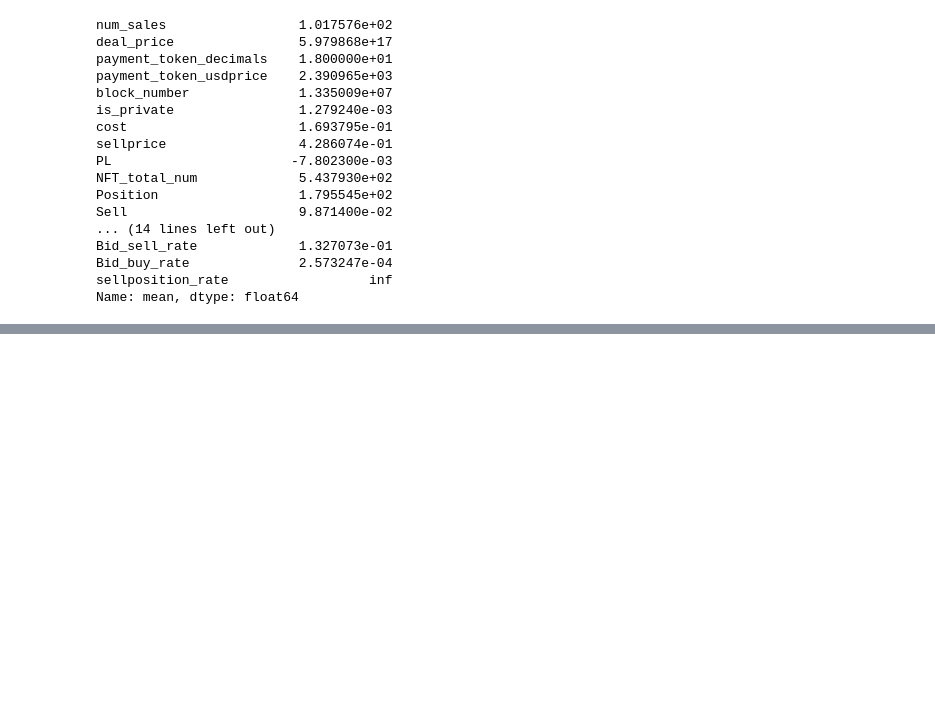
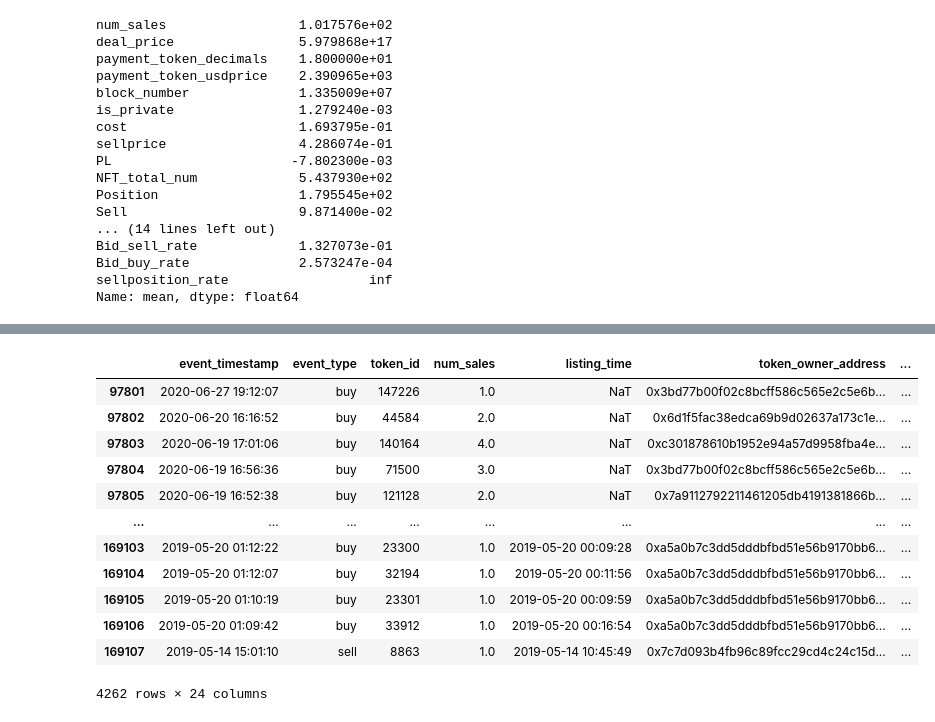
Before and after one commit to Cryptoro-DAO/OpenSea-API-crawler, a Jupyter notebook: Wallets Feature Engineering.ipynb, the cells around one changed output, grey strips where cells are left out. Cells and saved outputs as stored; diff of their text form; code cells hidden in the pictures; blank space fills up the shorter version.

```diff
--- a/Wallets Feature Engineering.ipynb
+++ b/Wallets Feature Engineering.ipynb
@@ -79,0 +153,4 @@ wallets.drop(["Unnamed: 0", "Unnamed: 1", "starting_price", "ending_price",
+# %%
+import numpy as np
+
+wallets.event_type = np.where(wallets.wallet_address_input == wallets.token_seller_address, "sell", "buy")
@@ -79,0 +159,4 @@ wallets.drop(["Unnamed: 0", "Unnamed: 1", "starting_price", "ending_price",
+# %%
+wallets.rename(columns={"user_account_address": "token_seller_address"}, inplace=True)
+wallets.duration = wallets.event_timestamp - wallets.listing_time
+wallets.loc[:, ["token_seller_address", "event_type", "duration"]].head(10)
@@ -79,0 +190,3 @@ wallets.drop(["Unnamed: 0", "Unnamed: 1", "starting_price", "ending_price",
+# %%
+wallets["deal_price_usd"] = wallets.deal_price / 10 ** wallets.payment_token_decimals * wallets.payment_token_usdprice
+wallets.deal_price_usd.agg({max, np.mean, min})
@@ -308,0 +517,16 @@ Name: mean, dtype: float64
+# %%
+wallets[wallets.quantity.isna()]
+# %% [output]
+|  | event_timestamp | event_type | token_id | num_sales | listing_time | token_owner_address | ... |
+| 97801 | 2020-06-27 19:12:07 | buy | 147226 | 1.0 | NaT | 0x3bd77b00f02c8bcff586c565e2c5e6b... | ... |
+| 97802 | 2020-06-20 16:16:52 | buy | 44584 | 2.0 | NaT | 0x6d1f5fac38edca69b9d02637a173c1e... | ... |
+| 97803 | 2020-06-19 17:01:06 | buy | 140164 | 4.0 | NaT | 0xc301878610b1952e94a57d9958fba4e... | ... |
+| 97804 | 2020-06-19 16:56:36 | buy | 71500 | 3.0 | NaT | 0x3bd77b00f02c8bcff586c565e2c5e6b... | ... |
+| 97805 | 2020-06-19 16:52:38 | buy | 121128 | 2.0 | NaT | 0x7a9112792211461205db4191381866b... | ... |
+| ... | ... | ... | ... | ... | ... | ... | ... |
+| 169103 | 2019-05-20 01:12:22 | buy | 23300 | 1.0 | 2019-05-20 00:09:28 | 0xa5a0b7c3dd5dddbfbd51e56b9170bb6... | ... |
+| 169104 | 2019-05-20 01:12:07 | buy | 32194 | 1.0 | 2019-05-20 00:11:56 | 0xa5a0b7c3dd5dddbfbd51e56b9170bb6... | ... |
+| 169105 | 2019-05-20 01:10:19 | buy | 23301 | 1.0 | 2019-05-20 00:09:59 | 0xa5a0b7c3dd5dddbfbd51e56b9170bb6... | ... |
+| 169106 | 2019-05-20 01:09:42 | buy | 33912 | 1.0 | 2019-05-20 00:16:54 | 0xa5a0b7c3dd5dddbfbd51e56b9170bb6... | ... |
+| 169107 | 2019-05-14 15:01:10 | sell | 8863 | 1.0 | 2019-05-14 10:45:49 | 0x7c7d093b4fb96c89fcc29cd4c24c15d... | ... |
+4262 rows × 24 columns
```
Also changed, not shown: parts of 52 cells of this notebook.
